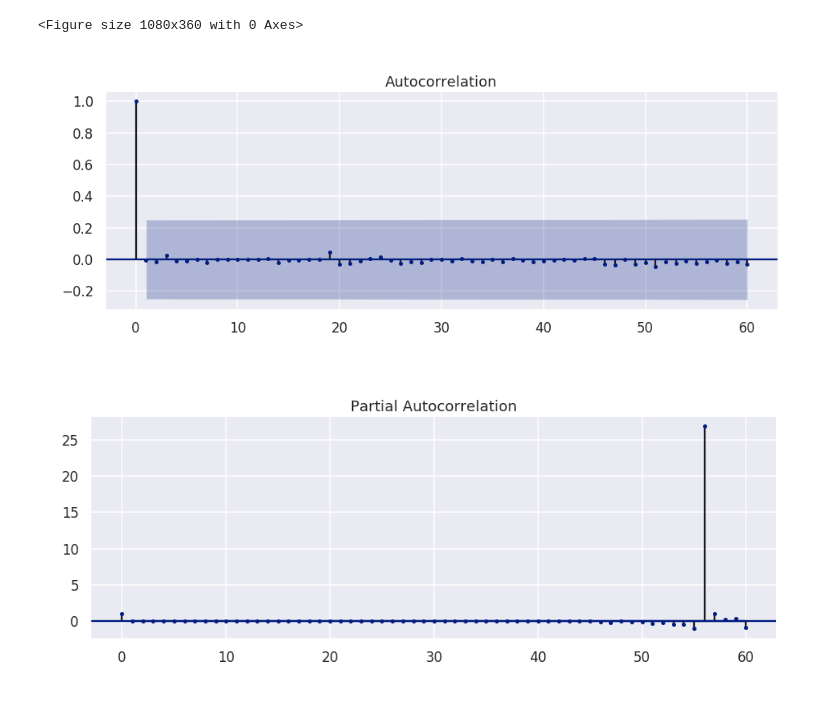
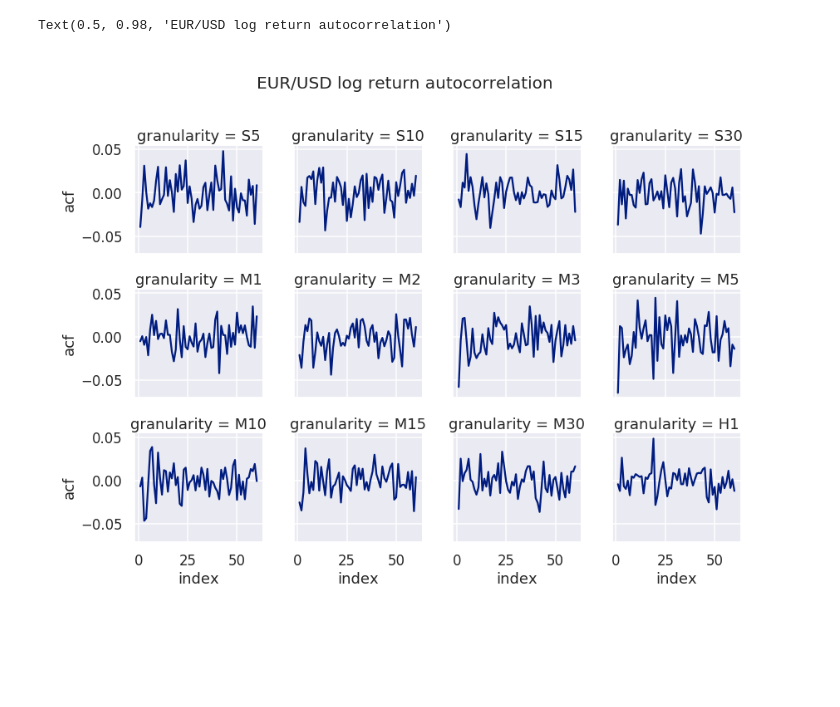
Before and after one commit to dceoy/jupyter-eda-forex, a Jupyter notebook: eda.ipynb, the cells around one changed output. Cells and saved outputs as stored; diff of their text form; code cells hidden in the pictures; blank space fills up the shorter version.

```diff
--- a/eda.ipynb
+++ b/eda.ipynb
@@ -50,14 +55,18 @@ g2.map(sns.lineplot, 'index', 'lr')
-# %%
-n_lags = 60
-lr = df_lr.pipe(lambda d: d[d.granularity == 'H1']).lr.dropna()
-acf = sm.tsa.stattools.acf(lr, nlags=n_lags)
-pacf = sm.tsa.stattools.pacf(lr, nlags=n_lags, method='ols')
-g2 = plt.figure()
-ax1 = g2.add_subplot()
-g2 = sm.graphics.tsa.plot_acf(acf, lags=n_lags, ax=ax1)
-ax2 = g2.add_subplot()
-g2 = sm.graphics.tsa.plot_pacf(pacf, lags=n_lags, ax=ax2)
-# %% [output]
-<Figure size 1080x360 with 0 Axes>
-[figure, removed]
-[figure, removed]
+# %%
+n_lags = 60
+dict_lr = df_lr.dropna().sort_values('time').groupby('granularity').lr.apply(lambda s: s.tolist())
+df_acf = pd.concat([
+    pd.DataFrame({
+        'granularity': k,
+        'acf': sm.tsa.stattools.acf(dict_lr[k], nlags=n_lags),
+        'pacf': sm.tsa.stattools.pacf(dict_lr[k], nlags=n_lags, method='ols')
+    }).reset_index().iloc[1:] for k in granularities
+])
+# %%
+g3 = sns.FacetGrid(df_acf, col='granularity', col_wrap=4)
+g3.map(sns.lineplot, 'index', 'acf')
+g3.fig.subplots_adjust(top=0.85)
+g3.fig.suptitle('EUR/USD log return autocorrelation', fontsize='20')
+# %% [output]
+Text(0.5, 0.98, 'EUR/USD log return autocorrelation')
+[figure, added]
```
Also changed, not shown: parts of 7 cells of this notebook.
